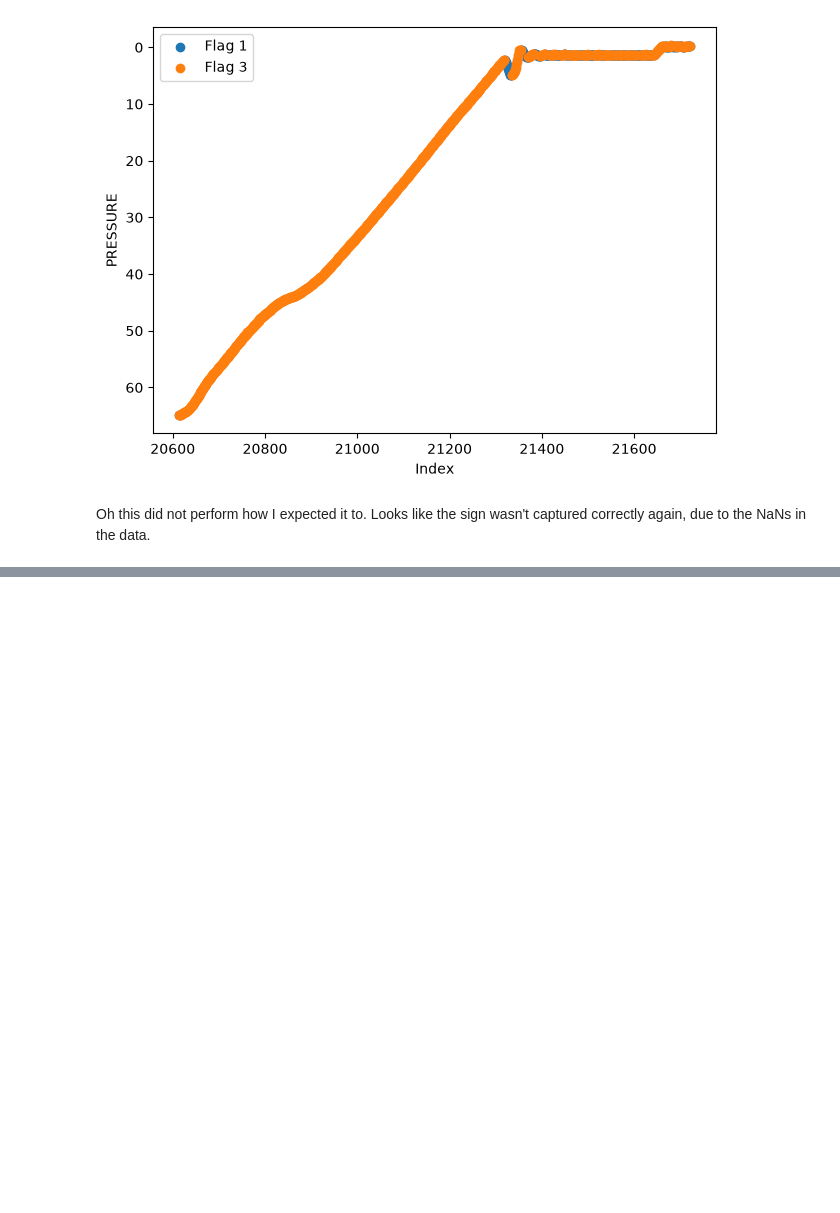
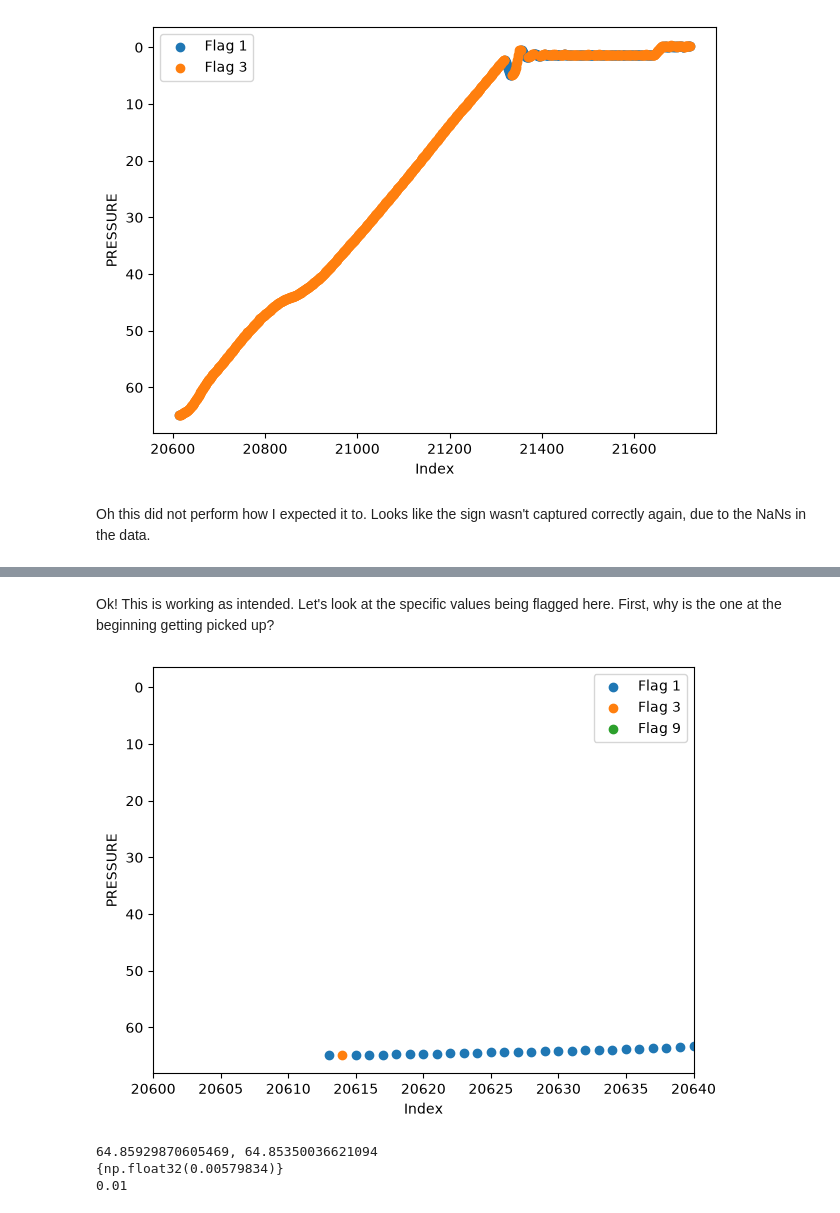
Before and after one commit to Klankers/mau_gsoc_qartod, a Jupyter notebook: deliverable_2.ipynb, the cells around one changed output, grey strips where cells are left out. Drawn from its saved outputs; the diff is of its cells as text; code cells hidden in the pictures; blank space fills up the shorter version.

```diff
--- a/deliverable_2.ipynb
+++ b/deliverable_2.ipynb
@@ -5454,0 +5587,30 @@ Oh this did not perform how I expected it to. Looks like the sign wasn't capture
+# %% [markdown]
+Ok! This is working as intended. Let's look at the specific values being flagged here. First, why is the one at the beginning getting picked up?
+# %%
+fig, axs = plt.subplots(ncols=1, nrows=1)
+
+#   Forgot that Missing values won't plot - could do vlines again but there are lots of them since we're taking a subset of the data
+for flag in [1, 3, 9]:
+    mask = flags == flag
+    axs.scatter(
+        ddata_sub.N_MEASUREMENTS[mask],
+        ddata_sub.PRES[mask],
+        label=f"Flag {flag}"
+    )
+
+axs.set_xlabel("Index")
+axs.set_ylabel("PRESSURE")
+axs.legend()
+plt.xlim([20600, 20640])
+plt.tight_layout()
+plt.gca().invert_yaxis()
+# %% [output]
+[figure, added]
+# %%
+print(f"{ddata_sub.PRES[20613].values}, {ddata_sub.PRES[20614].values}")
+print({ddata_sub.PRES[20613].values - ddata_sub.PRES[20614].values})
+print(pad)
+# %% [output]
+64.85929870605469, 64.85350036621094
+{np.float32(0.00579834)}
+0.01
```
Also changed, not shown: parts of 30 cells of this notebook.
